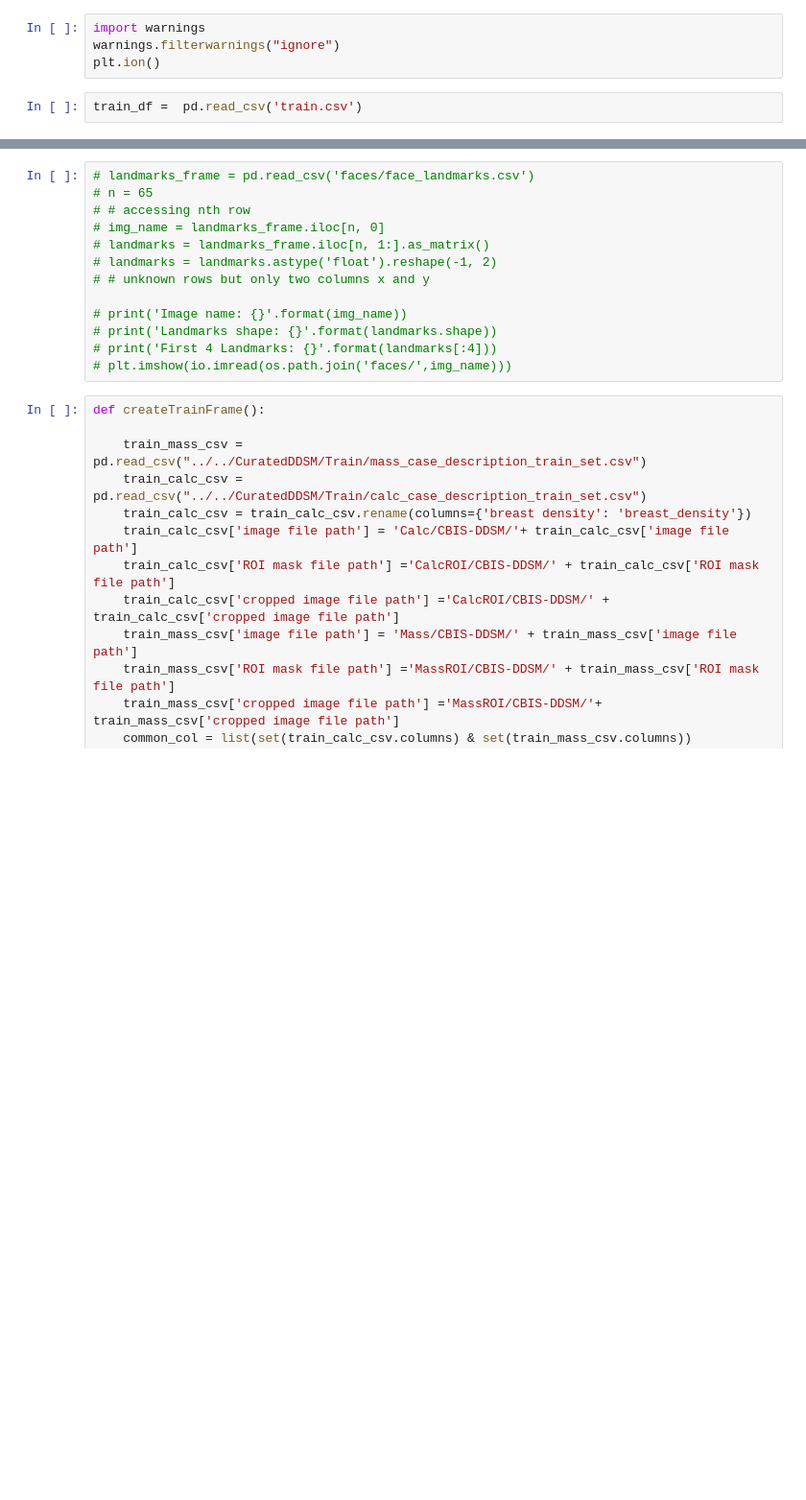
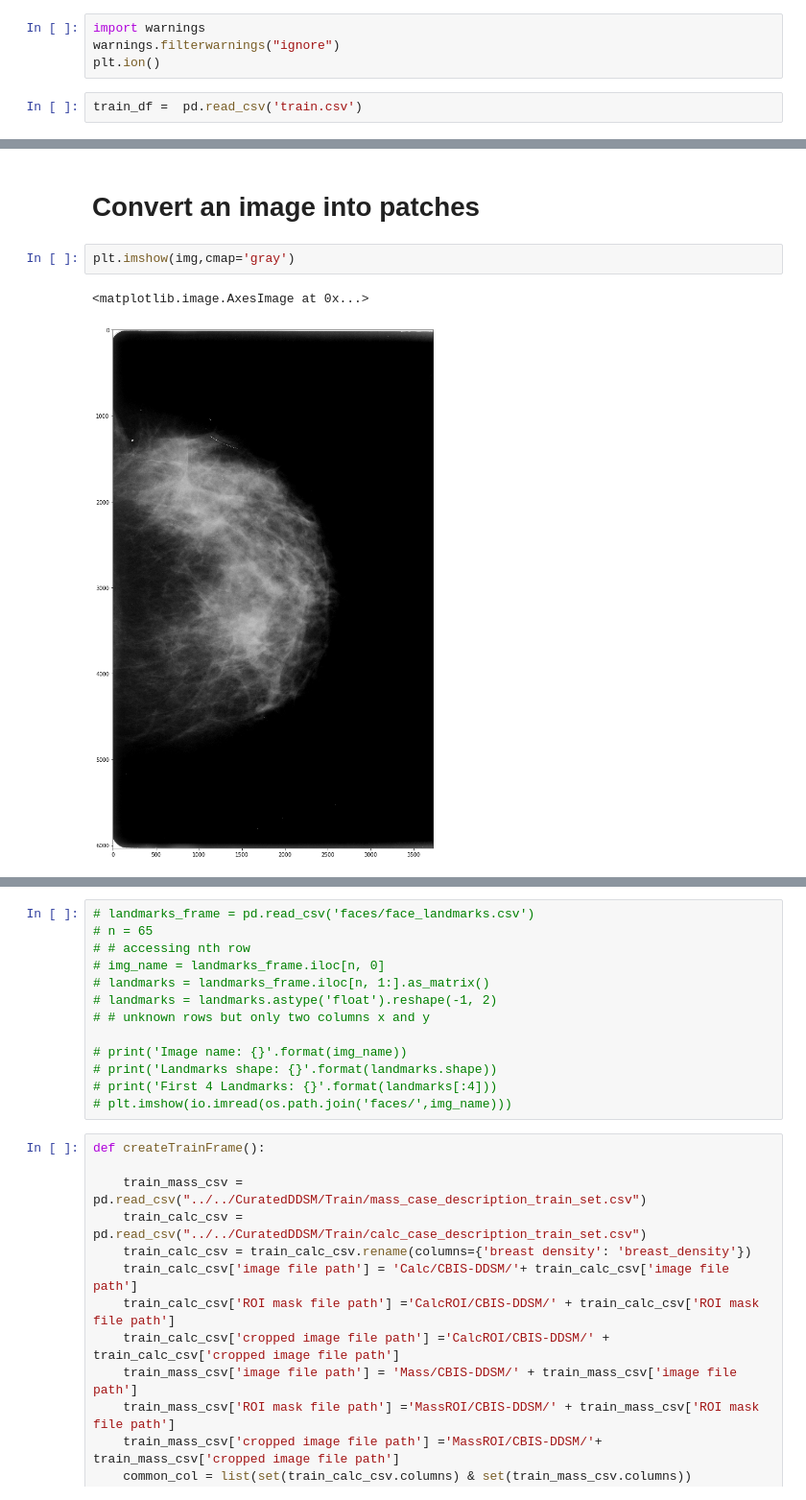
Before and after one commit to erh94/DetectionofBreastCancerUsingDL, a Jupyter notebook: MIL/preprocess-Copy1.ipynb, the cells around one changed output, grey strips where cells are left out. Shown at 96% size. Saved outputs shown, nothing was run; the diff lists cells and outputs as text; blank space fills up the shorter version.

```diff
--- a/MIL/preprocess-Copy1.ipynb
+++ b/MIL/preprocess-Copy1.ipynb
@@ -21,0 +185,7 @@ train_df =  pd.read_csv('train.csv')
+# %% [markdown]
+# Convert an image into patches
+# %%
+plt.imshow(img,cmap='gray')
+# %% [output]
+<matplotlib.image.AxesImage at 0x...>
+[figure, added]
```
Also changed, not shown: parts of 24 cells of this notebook, 3 other files.
